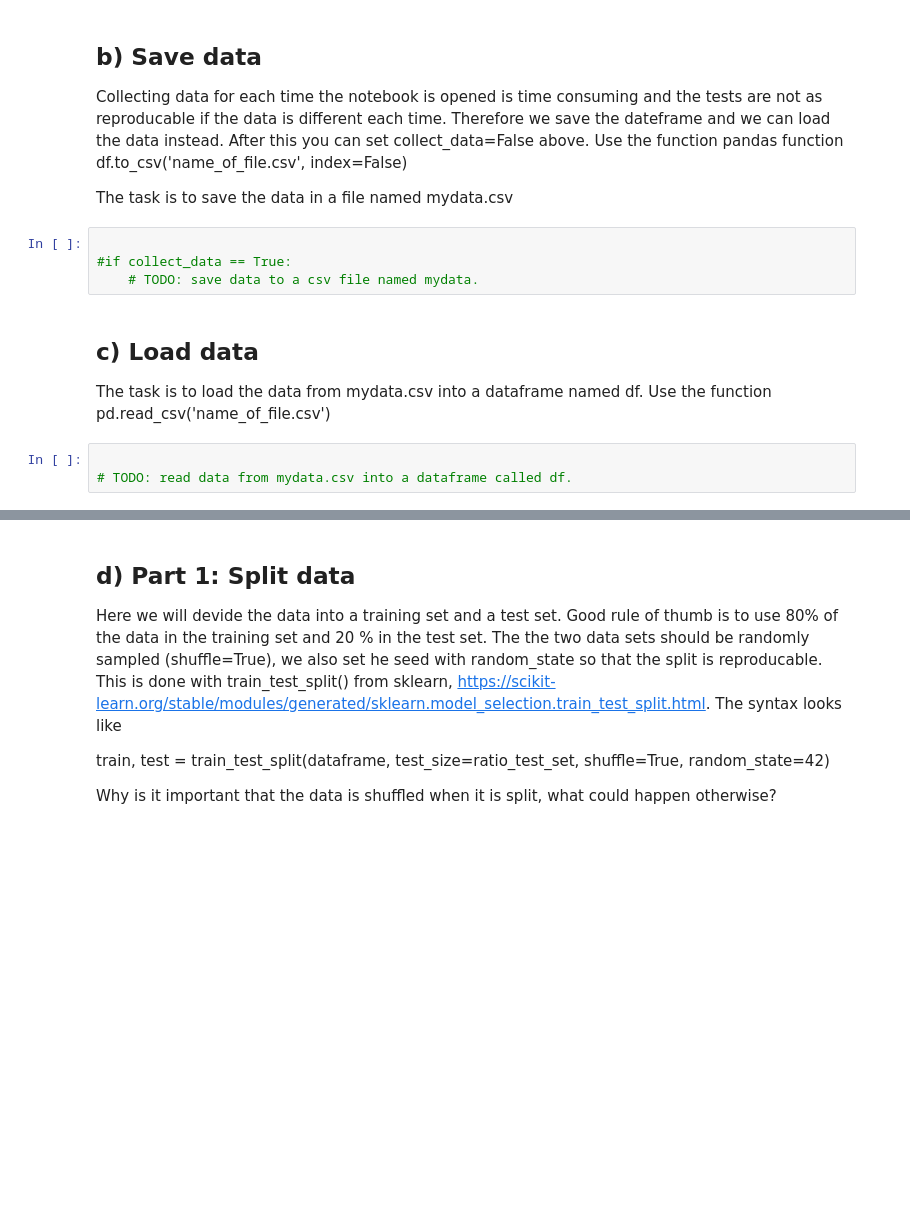
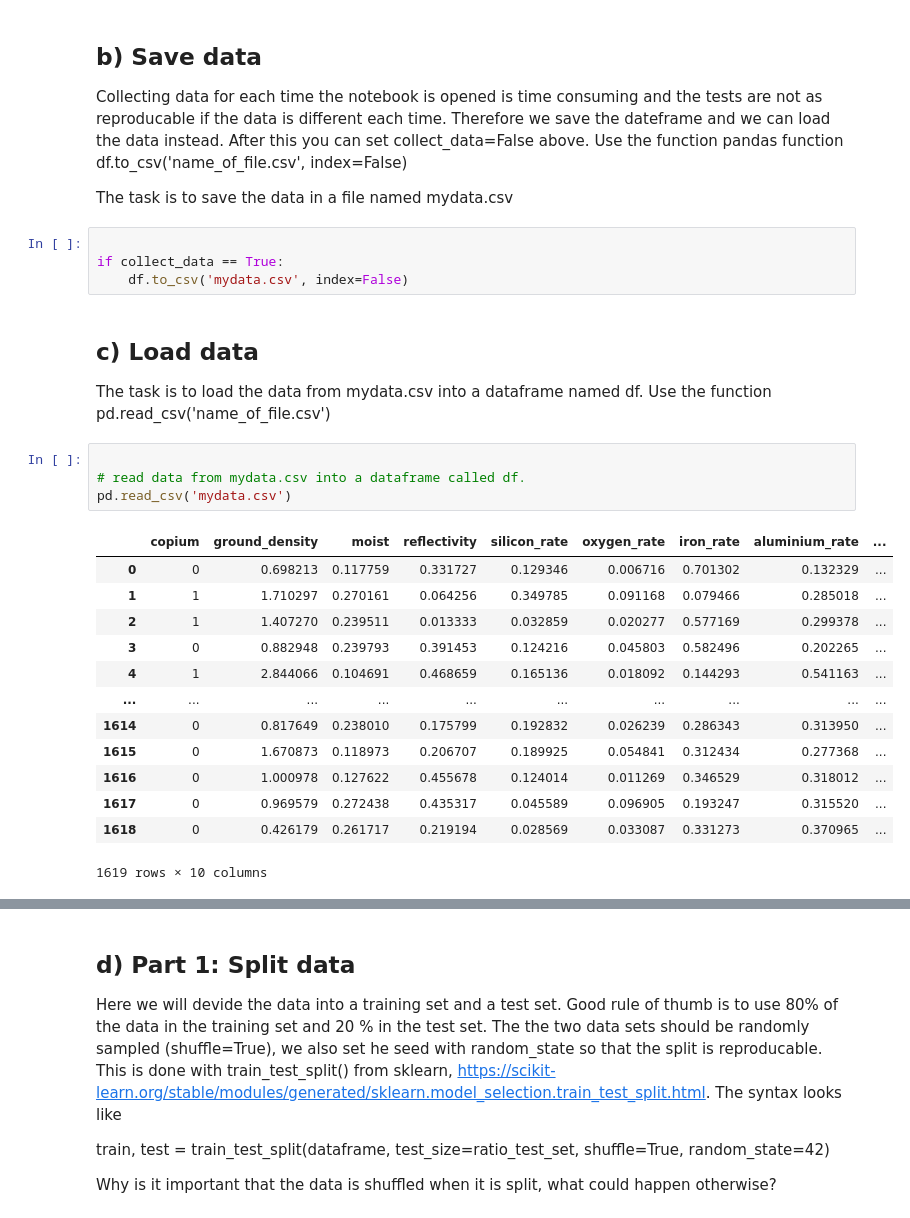
Before and after one commit to moabackstrom/machine_learning, a Jupyter notebook: ps2/ps2.ipynb, the cells around one changed output, grey strips where cells are left out. Saved outputs shown, nothing was run; the diff lists cells and outputs as text; blank space fills up the shorter version.

```diff
--- a/ps2/ps2.ipynb
+++ b/ps2/ps2.ipynb
@@ -171,14 +171,29 @@ Collecting data for each time the notebook is opened is time consuming and the t
 The task is to save the data in a file named mydata.csv
 # %%
 
-#if collect_data == True:
-    # TODO: save data to a csv file named mydata.
+if collect_data == True:
+    df.to_csv('mydata.csv', index=False)
 # %% [markdown]
 ## c) Load data
 The task is to load the data from mydata.csv into a dataframe named df. Use the function pd.read_csv('name_of_file.csv')
 # %%
 
-# TODO: read data from mydata.csv into a dataframe called df.
+# read data from mydata.csv into a dataframe called df.
+pd.read_csv('mydata.csv')
+# %% [output]
+|  | copium | ground_density | moist | reflectivity | silicon_rate | oxygen_rate | iron_rate | aluminium_rate | ... |
+| 0 | 0 | 0.698213 | 0.117759 | 0.331727 | 0.129346 | 0.006716 | 0.701302 | 0.132329 | ... |
+| 1 | 1 | 1.710297 | 0.270161 | 0.064256 | 0.349785 | 0.091168 | 0.079466 | 0.285018 | ... |
+| 2 | 1 | 1.407270 | 0.239511 | 0.013333 | 0.032859 | 0.020277 | 0.577169 | 0.299378 | ... |
+| 3 | 0 | 0.882948 | 0.239793 | 0.391453 | 0.124216 | 0.045803 | 0.582496 | 0.202265 | ... |
+| 4 | 1 | 2.844066 | 0.104691 | 0.468659 | 0.165136 | 0.018092 | 0.144293 | 0.541163 | ... |
+| ... | ... | ... | ... | ... | ... | ... | ... | ... | ... |
+| 1614 | 0 | 0.817649 | 0.238010 | 0.175799 | 0.192832 | 0.026239 | 0.286343 | 0.313950 | ... |
+| 1615 | 0 | 1.670873 | 0.118973 | 0.206707 | 0.189925 | 0.054841 | 0.312434 | 0.277368 | ... |
+| 1616 | 0 | 1.000978 | 0.127622 | 0.455678 | 0.124014 | 0.011269 | 0.346529 | 0.318012 | ... |
+| 1617 | 0 | 0.969579 | 0.272438 | 0.435317 | 0.045589 | 0.096905 | 0.193247 | 0.315520 | ... |
+| 1618 | 0 | 0.426179 | 0.261717 | 0.219194 | 0.028569 | 0.033087 | 0.331273 | 0.370965 | ... |
+1619 rows × 10 columns
 # %%
 # From the data frame you can access all data for a key with for example:
 print("All data for a feature \n", df["copium"])
```
Also changed, not shown: parts of 8 cells of this notebook, 1 other file.
